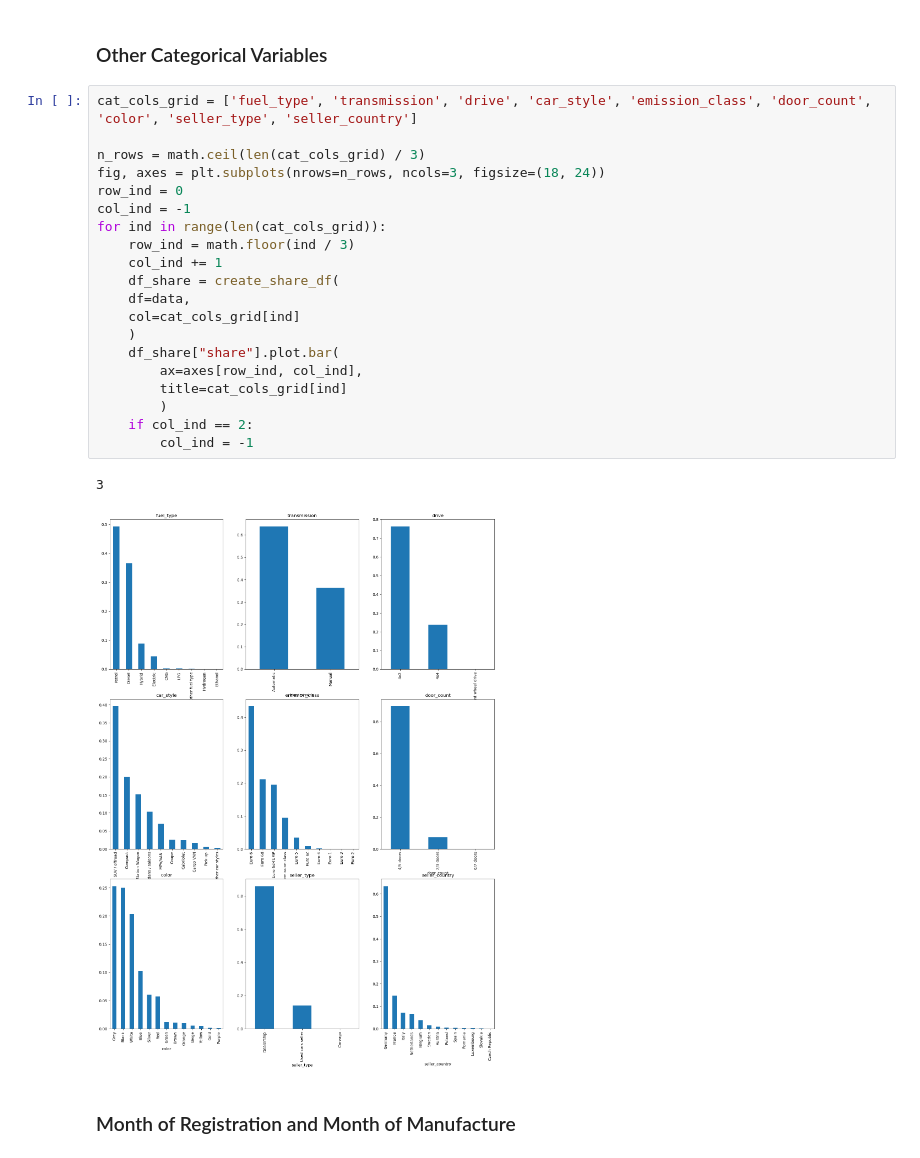
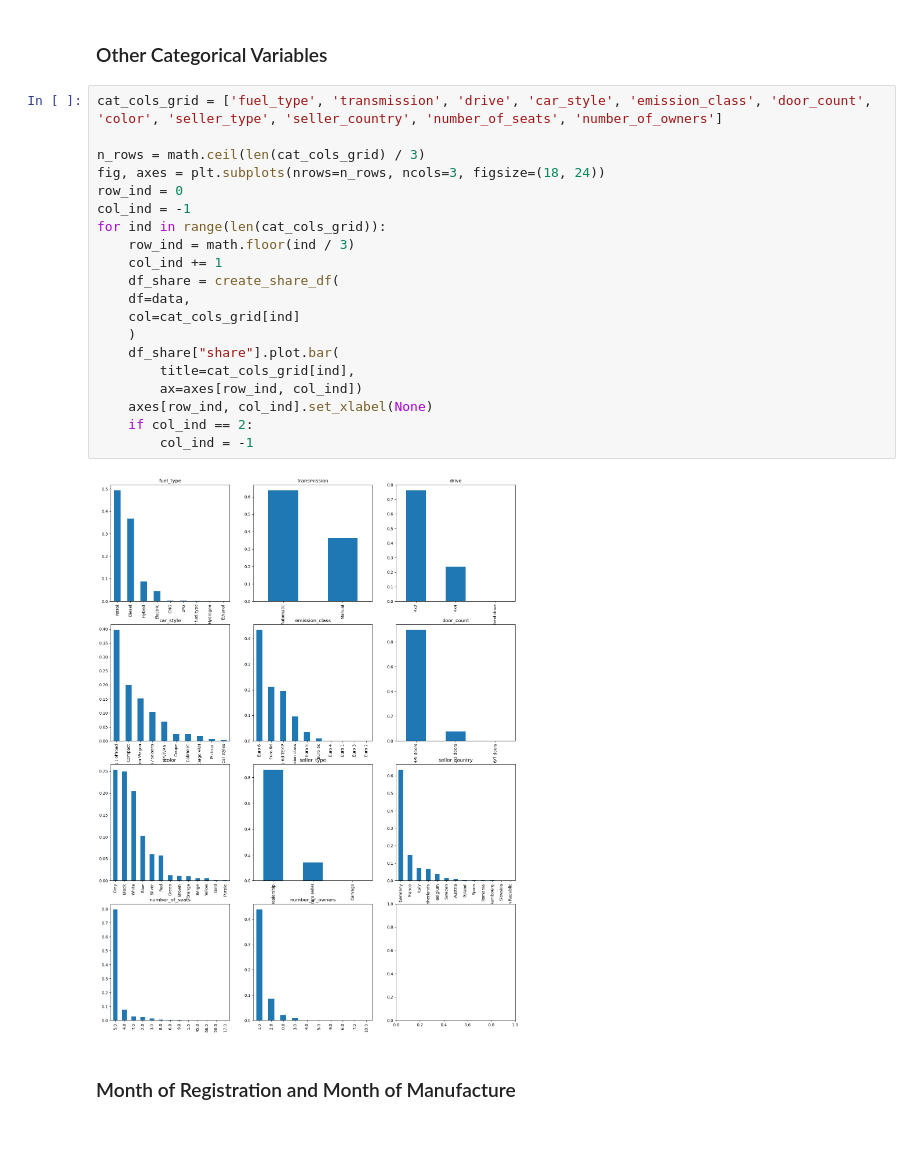
Before and after one commit to honzaz1234/ml_cars, a Jupyter notebook: reports/data_exploration.ipynb, the cells around one changed output. Saved outputs shown, nothing was run; the diff lists cells and outputs as text.

```diff
--- a/reports/data_exploration.ipynb
+++ b/reports/data_exploration.ipynb
@@ -148,28 +146,27 @@ Looking at the barplot with shares of individual carmakers, we can see that they
 # %% [markdown]
 ### Other Categorical Variables
 # %%
-cat_cols_grid = ['fuel_type', 'transmission', 'drive', 'car_style', 'emission_class', 'door_count', 'color', 'seller_type', 'seller_country']
+cat_cols_grid = ['fuel_type', 'transmission', 'drive', 'car_style', 'emission_class', 'door_count', 'color', 'seller_type', 'seller_country', 'number_of_seats', 'number_of_owners']
 
 n_rows = math.ceil(len(cat_cols_grid) / 3)
 fig, axes = plt.subplots(nrows=n_rows, ncols=3, figsize=(18, 24))
 row_ind = 0
 col_ind = -1
 for ind in range(len(cat_cols_grid)):
     row_ind = math.floor(ind / 3)
     col_ind += 1
     df_share = create_share_df(
     df=data,
     col=cat_cols_grid[ind]
     )
     df_share["share"].plot.bar(
-        ax=axes[row_ind, col_ind],
-        title=cat_cols_grid[ind]
-        )
+        title=cat_cols_grid[ind],
+        ax=axes[row_ind, col_ind])
+    axes[row_ind, col_ind].set_xlabel(None)
     if col_ind == 2:
         col_ind = -1
 # %% [output]
-3
-[figure, old version]
+[figure, new version]
 # %% [markdown]
 ### Month of Registration and Month of Manufacture
 # %%
```
Also changed, not shown: parts of 12 cells of this notebook.
